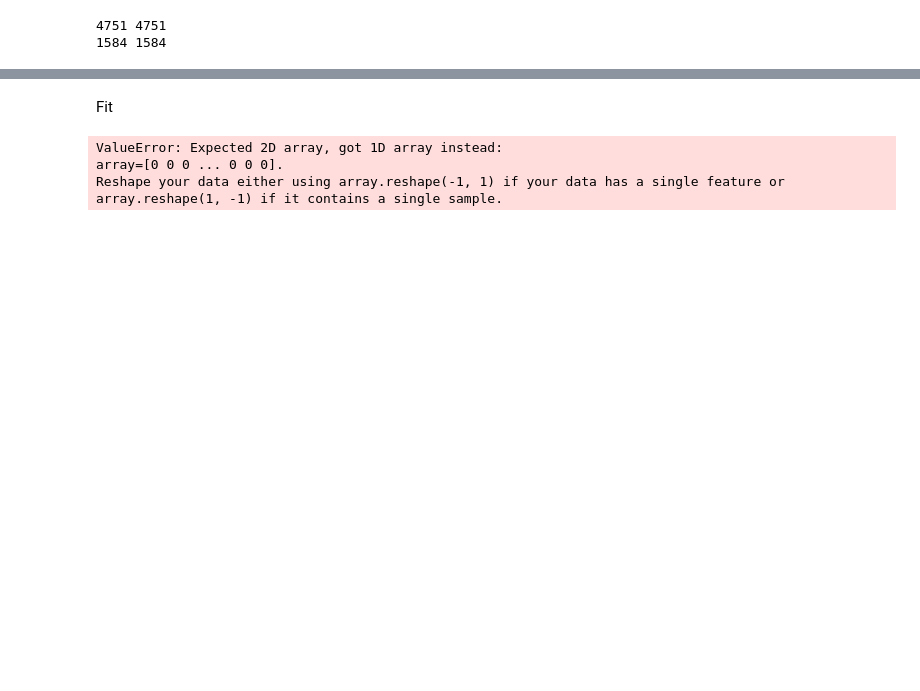
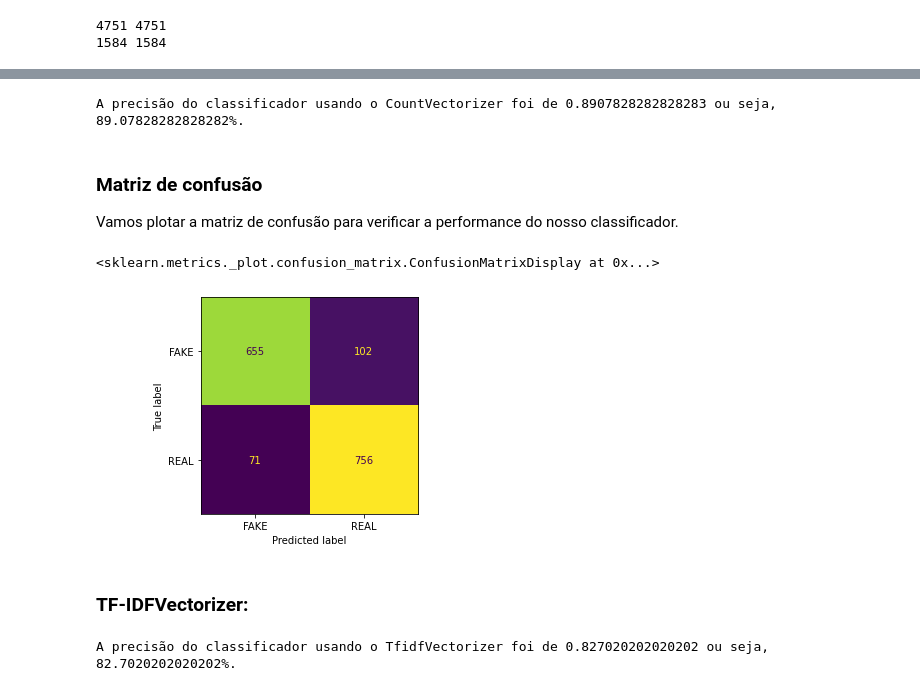
Before and after one commit to romulofff/datascience-course, a Jupyter notebook: trabalho04/trabalho04.ipynb, the cells around one changed output, grey strips where cells are left out. Drawn from its saved outputs; the diff is of its cells as text; code cells hidden in the pictures; blank space fills up the shorter version.

Commit message:
Final version, all plots and markdowns complete

```diff
--- a/trabalho04/trabalho04.ipynb
+++ b/trabalho04/trabalho04.ipynb
@@ -61,0 +84,3 @@ print(len(X_test), len(y_test))
+# %%
+nb1 = MultinomialNB() # Count Vectorizer
+nb2 = MultinomialNB() # TF-IDF Vectorizer
@@ -61,0 +89,2 @@ print(len(X_test), len(y_test))
+# %%
+nb1.fit(X_train_count, y_train) # Count Vectorizer
@@ -64,8 +99,0 @@ print(len(X_test), len(y_test))
-# %%
-print(y_train[0:10])
-countVec = CountVectorizer()
-X_train = countVec.fit_transform(X_train)
-y_train = countVec.fit_transform(y_train)
-X_test = countVec.fit_transform(X_test)
-y_test = countVec.fit_transform(y_test)
-print(y_train[0:10])
@@ -84,5 +99,0 @@ print(y_train[0:10])
-# %%
-X_train = X_train.toarray()
-y_train = y_train.toarray().flatten()
-X_test = X_test.toarray()
-y_test = y_test.toarray().flatten()
@@ -93,8 +99,0 @@ nb = GaussianNB()
-# %% [markdown]
-Fit
-# %%
-nb.fit(X_train, y_train)
-# %% [output]
-ValueError: Expected 2D array, got 1D array instead:
-array=[0 0 0 ... 0 0 0].
-Reshape your data either using array.reshape(-1, 1) if your data has a single feature or array.reshape(1, -1) if it contains a single sample.
@@ -100,0 +102,15 @@ Reshape your data either using array.reshape(-1, 1) if your data has a single fe
+# %%
+acc = accuracy_score(y_test, y_pred_count)
+print("A precisão do classificador usando o CountVectorizer foi de {} ou seja, {}%.".format(acc, acc*100))
+# %% [output]
+A precisão do classificador usando o CountVectorizer foi de 0.8907828282828283 ou seja, 89.07828282828282%.
+# %% [markdown]
+### Matriz de confusão
+Vamos plotar a matriz de confusão para verificar a performance do nosso classificador.
+# %%
+plot_confusion_matrix(nb1, X_test_count, y_test)
+# %% [output]
+<sklearn.metrics._plot.confusion_matrix.ConfusionMatrixDisplay at 0x...>
+[figure, added]
+# %% [markdown]
+### TF-IDFVectorizer:
@@ -100,0 +119,5 @@ Reshape your data either using array.reshape(-1, 1) if your data has a single fe
+# %%
+acc = accuracy_score(y_test, y_pred_tfidf)
+print("A precisão do classificador usando o TfidfVectorizer foi de {} ou seja, {}%.".format(acc, acc*100))
+# %% [output]
+A precisão do classificador usando o TfidfVectorizer foi de 0.827020202020202 ou seja, 82.7020202020202%.
```
Also changed, not shown: parts of 28 cells of this notebook.
